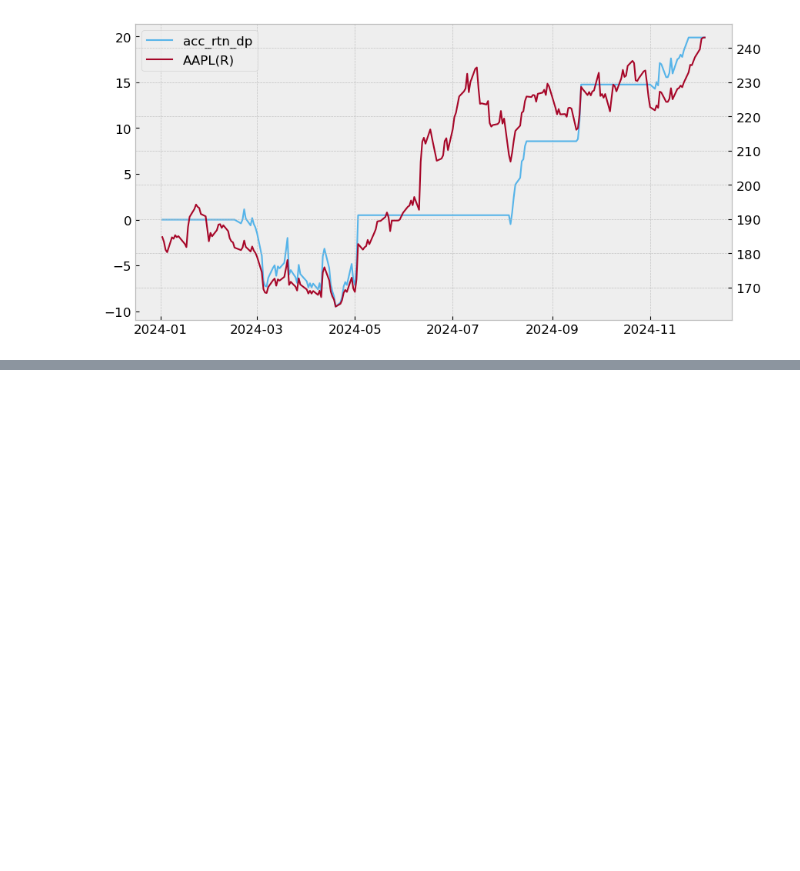
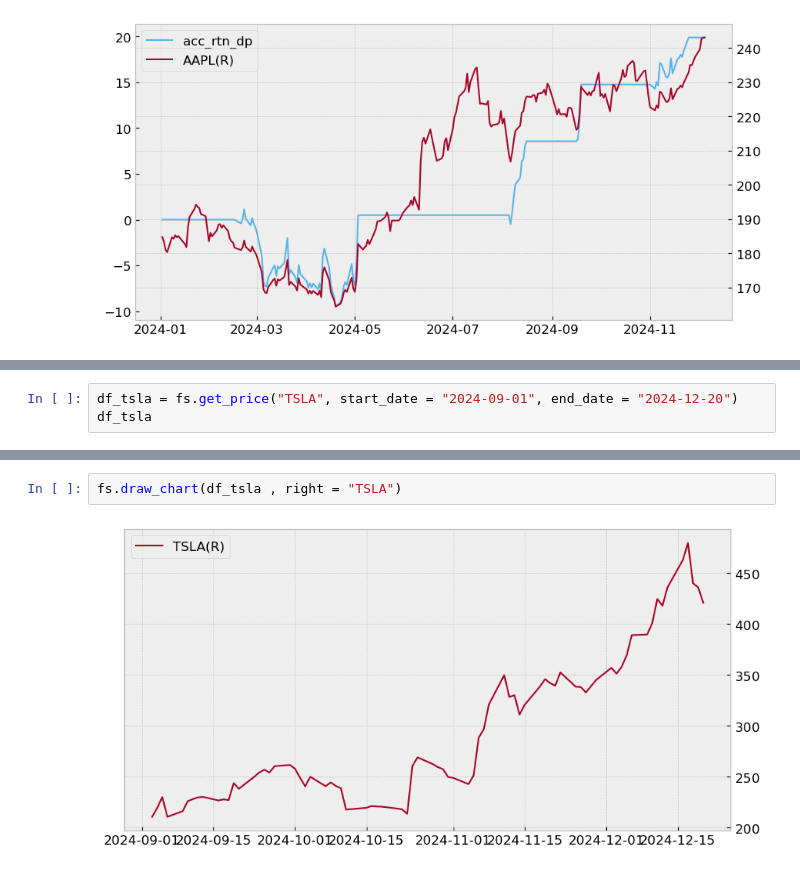
Before and after one commit to djimme/finterstellarDJ, a Jupyter notebook: Quant_2412.ipynb, the cells around one changed output, grey strips where cells are left out. Cells and saved outputs as stored; diff of their text form; blank space fills up the shorter version.

```diff
--- a/Quant_2412.ipynb
+++ b/Quant_2412.ipynb
@@ -136,0 +131,3 @@ fs.draw_chart(df_AAPL, left='acc_rtn_dp', right='AAPL')
+# %%
+df_tsla = fs.get_price("TSLA", start_date = "2024-09-01", end_date = "2024-12-20")
+df_tsla
@@ -136,0 +148,4 @@ fs.draw_chart(df_AAPL, left='acc_rtn_dp', right='AAPL')
+# %%
+fs.draw_chart(df_tsla , right = "TSLA")
+# %% [output]
+[figure, added]
```
Also changed, not shown: parts of 12 cells of this notebook.
